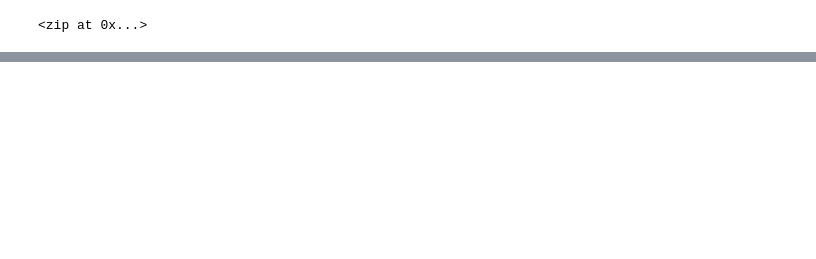
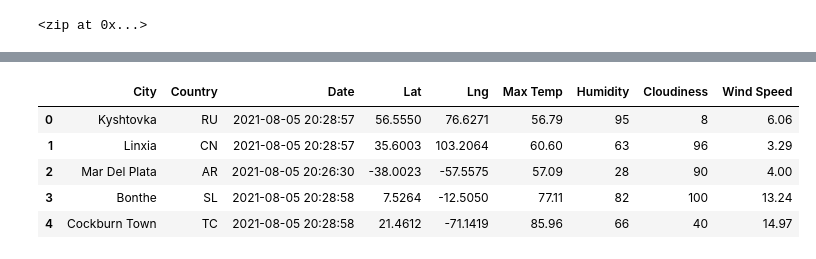
Before and after one commit to connorfarrell7/World_Weather_Analysis, a Jupyter notebook: WeatherPy.ipynb, the cells around one changed output, grey strips where cells are left out. Cells and saved outputs as stored; diff of their text form; code cells hidden in the pictures; blank space fills up the shorter version.

```diff
--- a/WeatherPy.ipynb
+++ b/WeatherPy.ipynb
@@ -35,0 +152,9 @@ len(cities)
+# %%
+city_data_df.head()
+# %% [output]
+|  | City | Country | Date | Lat | Lng | Max Temp | Humidity | Cloudiness | Wind Speed |
+| 0 | Kyshtovka | RU | 2021-08-05 20:28:57 | 56.5550 | 76.6271 | 56.79 | 95 | 8 | 6.06 |
+| 1 | Linxia | CN | 2021-08-05 20:28:57 | 35.6003 | 103.2064 | 60.60 | 63 | 96 | 3.29 |
+| 2 | Mar Del Plata | AR | 2021-08-05 20:26:30 | -38.0023 | -57.5575 | 57.09 | 28 | 90 | 4.00 |
+| 3 | Bonthe | SL | 2021-08-05 20:28:58 | 7.5264 | -12.5050 | 77.11 | 82 | 100 | 13.24 |
+| 4 | Cockburn Town | TC | 2021-08-05 20:28:58 | 21.4612 | -71.1419 | 85.96 | 66 | 40 | 14.97 |
```
Also changed, not shown: parts of 9 cells of this notebook, 4 other files.
